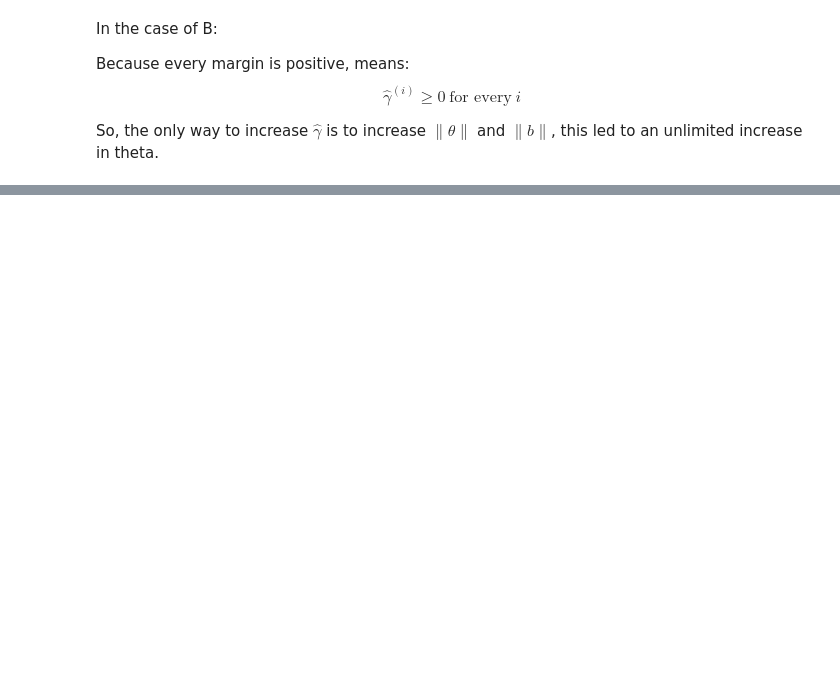
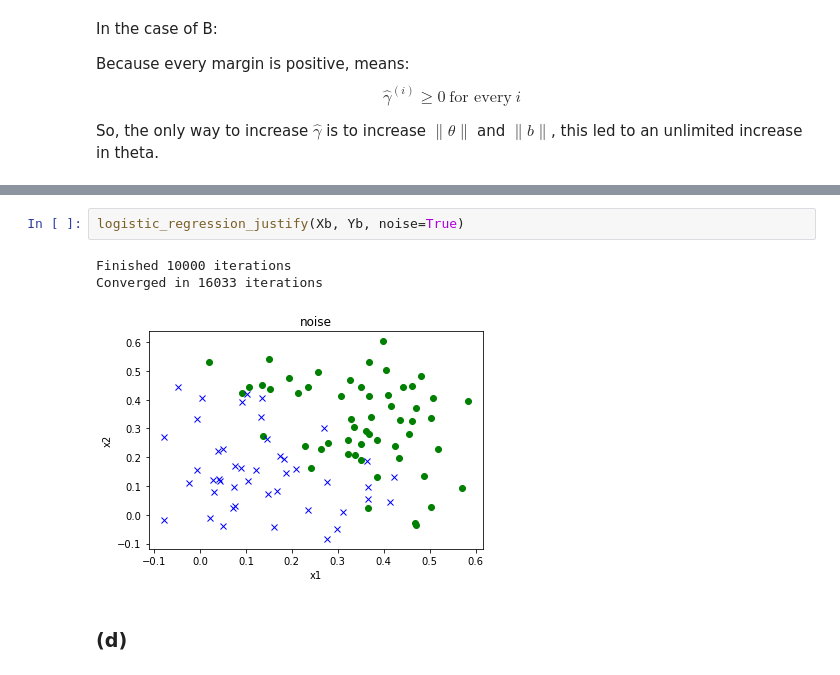
Before and after one commit to Virusdoll/Stanford.CS229.2018.autumn.ps, a Jupyter notebook: ps2/ps2-1-solve.ipynb, the cells around one changed output, grey strips where cells are left out. Saved outputs shown, nothing was run; the diff lists cells and outputs as text; blank space fills up the shorter version.

```diff
--- a/ps2/ps2-1-solve.ipynb
+++ b/ps2/ps2-1-solve.ipynb
@@ -170,0 +353,8 @@ Misclassified points also help algorithm stop increasing theta. When algorithm t
+# %%
+logistic_regression_justify(Xb, Yb, noise=True)
+# %% [output]
+Finished 10000 iterations
+Converged in 16033 iterations
+[figure, added]
+# %% [markdown]
+### (d)
```
Also changed, not shown: parts of 21 cells of this notebook.
